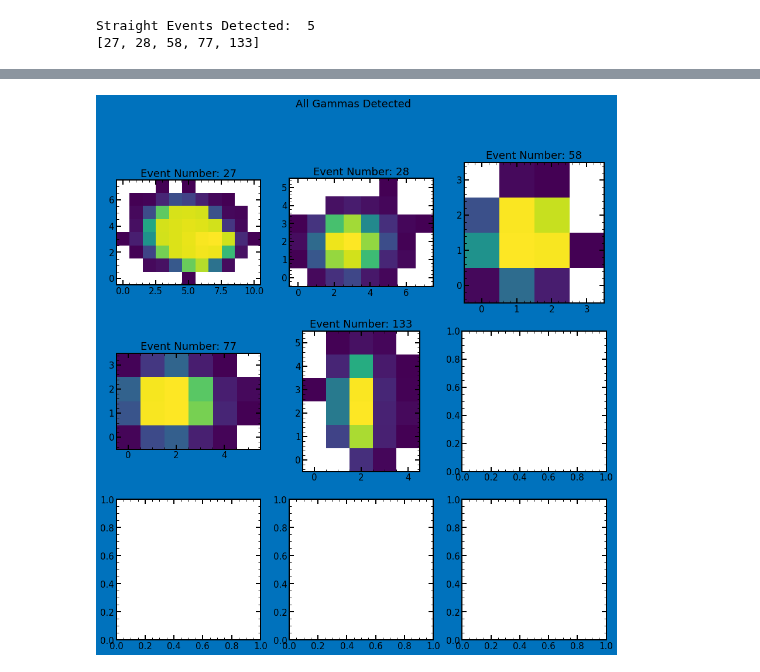
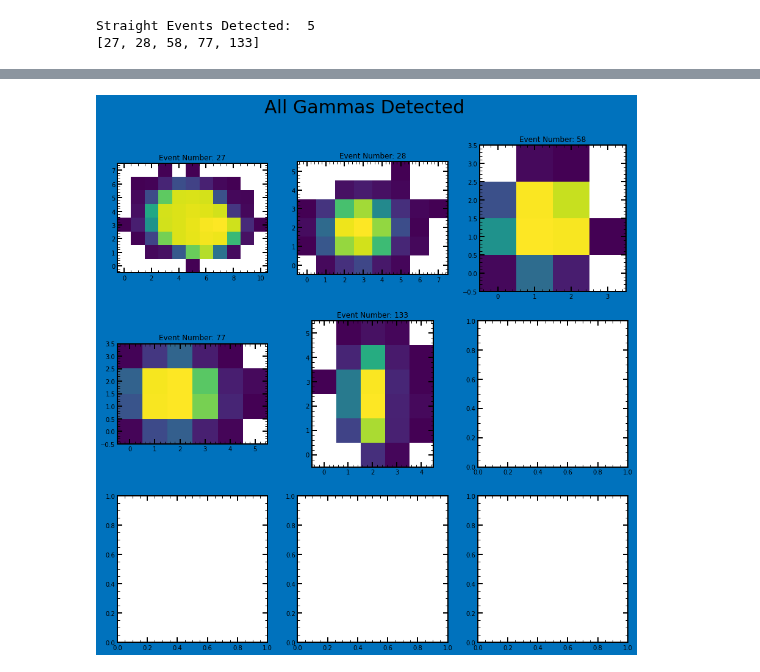
Before and after one commit to mausanram/CodigosICN, a Jupyter notebook: Catalogo_Eventos/Catalogo_Gammas_Am241.ipynb, the cells around one changed output, grey strips where cells are left out. Drawn from its saved outputs; the diff is of its cells as text; code cells hidden in the pictures.

```diff
--- a/Catalogo_Eventos/Catalogo_Gammas_Am241.ipynb
+++ b/Catalogo_Eventos/Catalogo_Gammas_Am241.ipynb
@@ -850,7 +850,7 @@ coords5x5 = [[0,0],[0,1], [0,2], [0,3], [0,4], [1,0], [1,1], [1,2], [1,3], [1,4]
 
 if len(Gammas_Events) < 5:
     fig, axs = plt.subplots(ncols = 2, nrows = 2, figsize=(10,10), facecolor = [0, 0.4470, 0.7410])
-    fig.suptitle('All Gammas Detected')
+    fig.suptitle('All Gammas Detected', y = 0.95, size = 20)
 
     for index_event in range(0,len(Gammas_Events)):
         loc = ndimage.find_objects(label_img == Gammas_Events[index_event])[0]
@@ -866,7 +866,7 @@ if len(Gammas_Events) < 5:
 
 elif len(Gammas_Events) > 4 and len(Gammas_Events) < 10:
     fig, axs = plt.subplots(ncols = 3, nrows = 3, figsize=(15,15), facecolor = [0, 0.4470, 0.7410])
-    fig.suptitle('All Gammas Detected')
+    fig.suptitle('All Gammas Detected', y = 0.95, size = 30)
 
     for index_event in range(0,len(Gammas_Events)):
         loc = ndimage.find_objects(label_img == Gammas_Events[index_event])[0]
@@ -882,7 +882,7 @@ elif len(Gammas_Events) > 4 and len(Gammas_Events) < 10:
 
 elif len(Gammas_Events) > 9 and len(Gammas_Events) < 17:
     fig, axs = plt.subplots(ncols = 4, nrows = 4, figsize=(15,15), facecolor = [0, 0.4470, 0.7410])
-    fig.suptitle('All Gammas Detected')
+    fig.suptitle('All Gammas Detected', y = 0.95, size = 20)
 
     for index_event in range(0,len(Gammas_Events)):
         loc = ndimage.find_objects(label_img == Gammas_Events[index_event])[0]
@@ -901,35 +901,35 @@ elif len(Gammas_Events) > 9 and len(Gammas_Events) < 17:
 
 elif len(Gammas_Events) > 16 and len(Gammas_Events) < 25:
     fig, axs = plt.subplots(ncols = 5, nrows = 5, figsize=(15,15), facecolor = [0, 0.4470, 0.7410])
-    fig.suptitle('All Gammas Detected')
+    fig.suptitle('All Gammas Detected', y = 0.95, size = 20)
 
     for index_event in range(0,len(Gammas_Events)):
         loc = ndimage.find_objects(label_img == Gammas_Events[index_event])[0]
         mask_35 = np.invert(label_img == Gammas_Events[index_event])
         data_mask = ma.masked_array(dataCal[loc[0].start:loc[0].stop, loc[1].start:loc[1].stop], mask_35[loc[0].start:loc[0].stop, loc[1].start:loc[1].stop])
         # plt.imshow(dataCal[maxim.start:maxim.stop])
         # ax.imshow(data_mask)
 
         axs[coords5x5[index_event][0],coords5x5[index_event][1]].set_title('Event Number: '+ str(Gammas_Events[index_event]))
         # axs[coords5x5[index_event][0],coords5x5[index_event][1]].imshow(label_img == Gammas_Events[index_event])
         # axs[coords5x5[index_event][0],coords5x5[index_event][1]].imshow(dataCal[loc[0].start:loc[0].stop, loc[1].start:loc[1].stop]) ## Event without mask
         axs[coords5x5[index_event][0],coords5x5[index_event][1]].imshow(data_mask) ## Event with mask
 
 elif len(Gammas_Events) > 25:
     muestra_Gammas_Events = random.sample(Gammas_Events, 25)
     fig, axs = plt.subplots(ncols = 5, nrows = 5, figsize=(15,15), facecolor = [0, 0.4470, 0.7410])
-    fig.suptitle('Sample of Gammas Detected')
+    fig.suptitle('Sample of Gammas Detected', y = 0.95, size = 20)
 
     for index_event in range(0,len(muestra_Gammas_Events)):
         loc = ndimage.find_objects(label_img == muestra_Gammas_Events[index_event])[0]
         mask_35 = np.invert(label_img == muestra_Gammas_Events[index_event])
         data_mask = ma.masked_array(dataCal[loc[0].start:loc[0].stop, loc[1].start:loc[1].stop], mask_35[loc[0].start:loc[0].stop, loc[1].start:loc[1].stop])
         # plt.imshow(dataCal[maxim.start:maxim.stop])
         # ax.imshow(data_mask)
 
         axs[coords5x5[index_event][0],coords5x5[index_event][1]].set_title('Event Number: '+ str(muestra_Gammas_Events[index_event]))
         # axs[coords5x5[index_event][0],coords5x5[index_event][1]].imshow(label_img == muestra_Gammas_Events[index_event])
         # axs[coords5x5[index_event][0],coords5x5[index_event][1]].imshow(dataCal[loc[0].start:loc[0].stop, loc[1].start:loc[1].stop]) ## Event without mask
         axs[coords5x5[index_event][0],coords5x5[index_event][1]].imshow(data_mask) ## Event with mask
 # %% [output]
-[figure, old version]
+[figure, new version]
```
Also changed, not shown: parts of 7 cells of this notebook, 4 other files.
